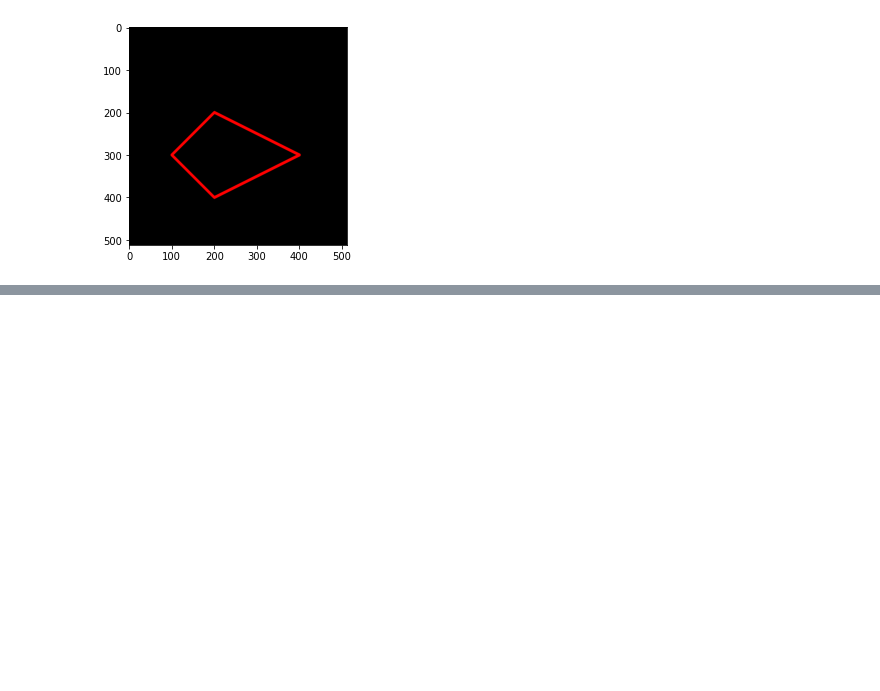
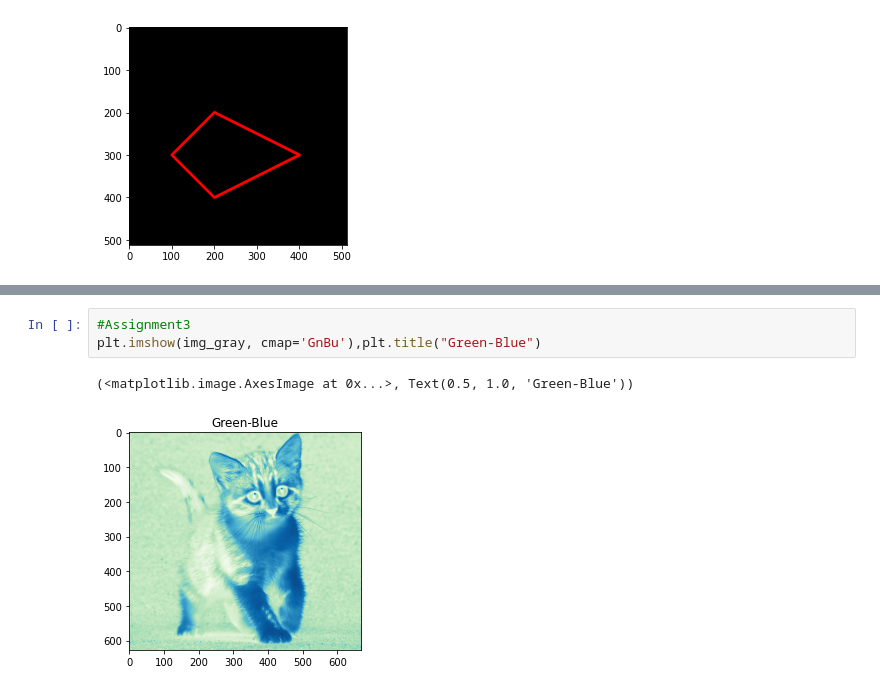
Before and after one commit to SalsabilaFirdausy/PCVK_Genap_2021, a Jupyter notebook: Week2.ipynb, the cells around one changed output, grey strips where cells are left out. Cells and saved outputs as stored; diff of their text form; blank space fills up the shorter version.

```diff
--- a/Week2.ipynb
+++ b/Week2.ipynb
@@ -133,0 +148,6 @@ plt.imshow(black_img2)
+# %%
+#Assignment3
+plt.imshow(img_gray, cmap='GnBu'),plt.title("Green-Blue")
+# %% [output]
+(<matplotlib.image.AxesImage at 0x...>, Text(0.5, 1.0, 'Green-Blue'))
+[figure, added]
```
Also changed, not shown: parts of 7 cells of this notebook.
